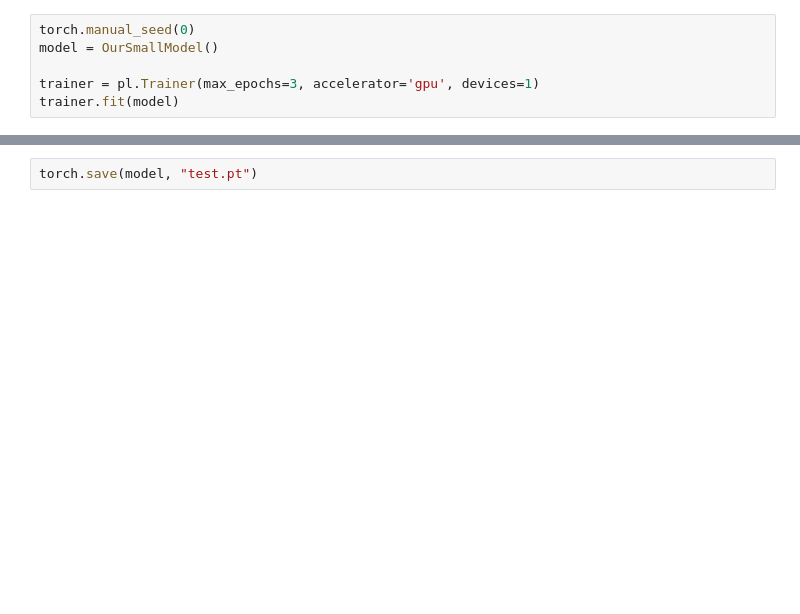
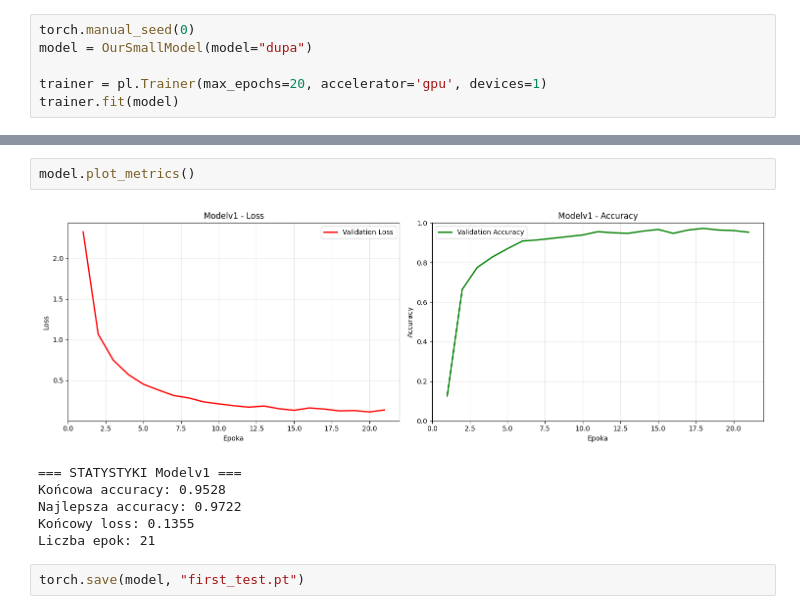
Before and after one commit to Przemek1337/Sudoku-Hacker, a Jupyter notebook: train_env/train_model.ipynb, the cells around one changed output, grey strips where cells are left out. Cells and saved outputs as stored; diff of their text form; blank space fills up the shorter version.

Commit message:
adjust network architecture with num of classes and fix ImageFolder loading while training, also added metrics logging to plot

```diff
--- a/train_env/train_model.ipynb
+++ b/train_env/train_model.ipynb
@@ -16,7 +20,7 @@ Cuda available: False
 # %%
 torch.manual_seed(0)
-model = OurSmallModel()
+model = OurSmallModel(model="dupa")
 
-trainer = pl.Trainer(max_epochs=3, accelerator='gpu', devices=1)
+trainer = pl.Trainer(max_epochs=20, accelerator='gpu', devices=1)
 trainer.fit(model)
 # %% [output]
@@ -42,2 +47,11 @@ C:\Users\jakub\PycharmProjects\sudoku\.venv\Lib\site-packages\pytorch_lightning\
 # %%
-torch.save(model, "test.pt")
+model.plot_metrics()
+# %% [output]
+[figure, added]
+=== STATYSTYKI Modelv1 ===
+Końcowa accuracy: 0.9528
+Najlepsza accuracy: 0.9722
+Końcowy loss: 0.1355
+Liczba epok: 21
+# %%
+torch.save(model, "first_test.pt")
```
Also changed, not shown: parts of 3 cells of this notebook, 21 other files.
